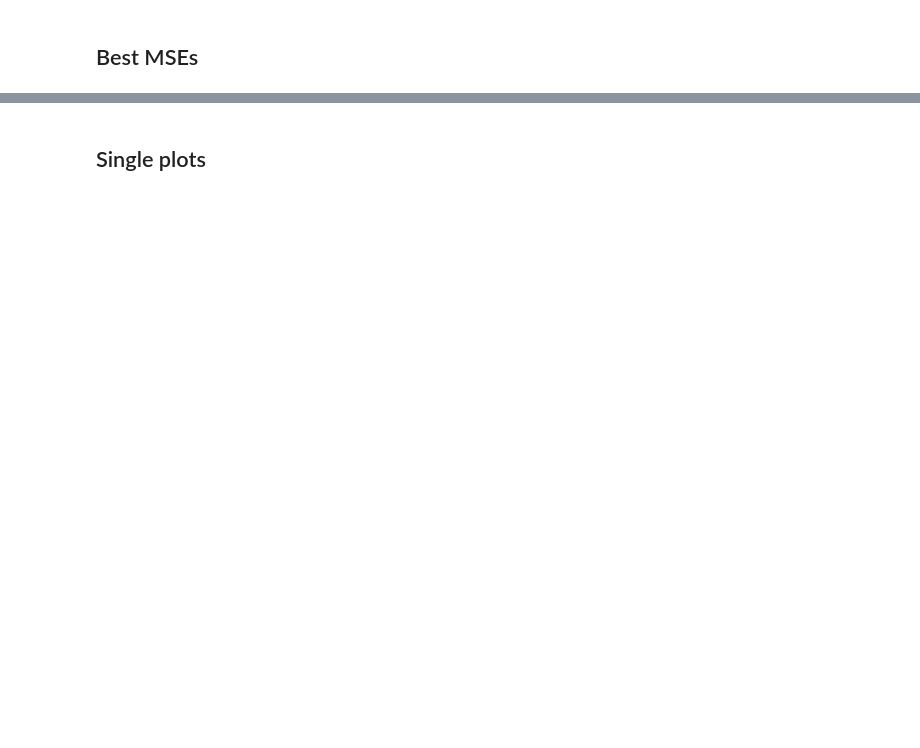
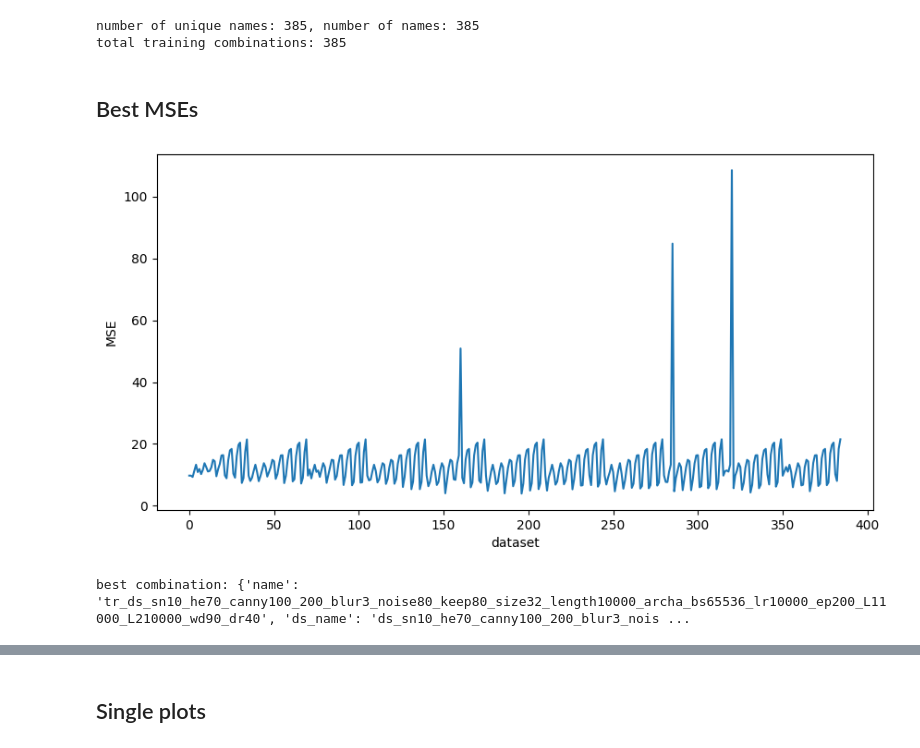
Before and after one commit to matgrand/bfmc_2022, a Jupyter notebook: combination_trainer.ipynb, the cells around one changed output, grey strips where cells are left out. Cells and saved outputs as stored; diff of their text form; code cells hidden in the pictures; blank space fills up the shorter version.

```diff
--- a/combination_trainer.ipynb
+++ b/combination_trainer.ipynb
@@ -18,7 +20,7 @@ torch.cuda.empty_cache()
 # %%
 #############
 architecture_vars = ['a']
-droput_vars = [.2]#[.3]#[0,.2,.4,.6,.8]
+droput_vars = [.4]#[0,.4,.8]
 
 steer_noise_level_vars = [0, 2, 4, 6, 8, 10, 12, 14, 16, 18, 20]#[0,4,8,10,12,16,20]#[0,2, 4,6, 8, 10, 12, 14, 16, 18, 20]
 he_distance_vars = [.3,.4,.5,.6,.7,.8,.9]#[.2,.3,.4,.5,.6,.7,.8,.9]#[.4,.6,.8]#[.3,.4,.5,.55,.6,.7,.8,.9]
@@ -32,8 +34,8 @@ ds_length_vars = [10000]
 img_size_vars = [32]
 
 batch_size_vars = [2**16]#[2**8, 2**9,2**10,2**11,2**12,2**13,2**14,2**15,2**16]
-lr_vars = [3e-3]#[1e-1, 1e-2, 1e-3, 1e-4, 1e-5]#[0.003]
-epochs_vars = [50, 100, 200, 400]
+lr_vars =  [1e-1, 1e-2, 1e-3, 1e-4, 1e-5]#[0.003]
+epochs_vars = [200]#[50, 100, 200]
 L1_lambda_vars = [1e-3]#[1e-4]#[1e-2,1e-3,1e-4,1e-5,1e-6]
 L2_lambda_vars = [1e-2]#[1e-1,1e-2,1e-3,1e-4,1e-5]
 weight_decay_vars = [9e-5]#[9e-2,9e-3,9e-4,9e-5,9e-6]#[9e-5] #5e-2
@@ -170,6 +177,9 @@ for tr in trainings_combinations:
 print(f'number of unique names: {len(set(all_names))}, number of names: {len(all_names)}')
 
 print(f'total training combinations: {len(trainings_combinations)}')
+# %% [output]
+number of unique names: 385, number of names: 385
+total training combinations: 385
 # %%
 #TRAINING
 for tr in tqdm(trainings_combinations):
@@ -183,18 +193,21 @@ for tr in tqdm(trainings_combinations):
 # %%
 #BEST result REAL_EVALUATION_DATASETS
 best_combination, best_MSE, all_MSE = get_best_result(trainings_combinations, eval_datasets=REAL_EVALUATION_DATASETS, device=device)
 
 #plot mses
 fig, ax = plt.subplots(figsize=(10, 5))
 # ax.scatter(np.arange(len(all_MSE)), all_MSE)
-ax.plot(np.arange(len(all_MSE)), all_MSE)
+ax.plot(np.arange(len(all_MSE)), np.rad2deg(np.sqrt(all_MSE)))
 ax.set_xlabel('dataset')
 ax.set_ylabel('MSE')
 #y limits
 # ax.set_ylim(0, 0.2)
 plt.show()
 
 print(f'best combination: {best_combination}, best MSE: {best_MSE}')
+# %% [output]
+[figure, added]
+best combination: {'name': 'tr_ds_sn10_he70_canny100_200_blur3_noise80_keep80_size32_length10000_archa_bs65536_lr10000_ep200_L11000_L210000_wd90_dr40', 'ds_name': 'ds_sn10_he70_canny100_200_blur3_nois ...
 # %%
 #BEST result REAL_CLEAN_DATASETS
 best_combination, best_MSE, all_MSE = get_best_result(trainings_combinations, eval_datasets=REAL_CLEAN_DATASETS, device=device)
```
Also changed, not shown: parts of 15 cells of this notebook, 6 other files.
